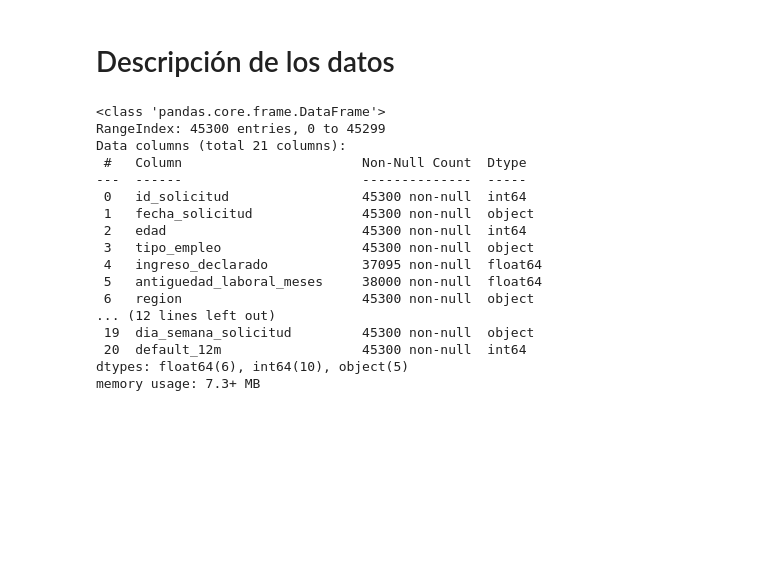
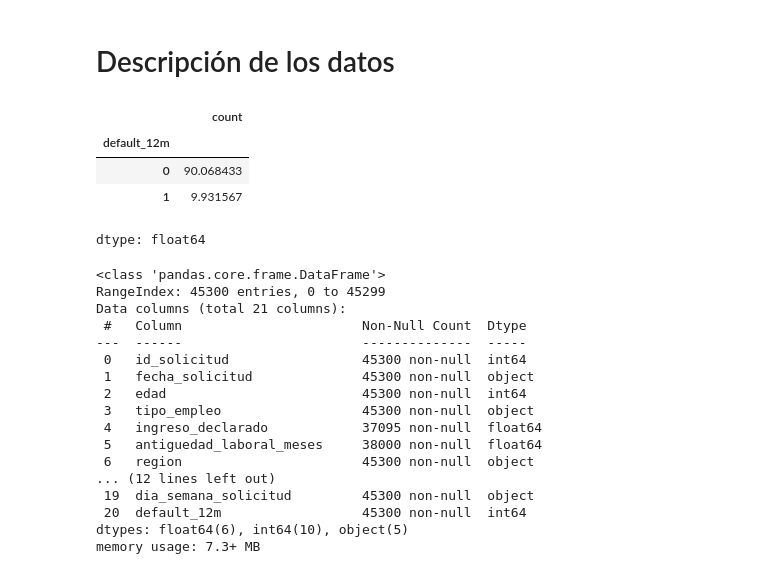
Before and after one commit to cristiancs1/DataScientistTest, a Jupyter notebook: BICE_DS_test.ipynb, the cells around one changed output. Drawn from its saved outputs; the diff is of its cells as text; code cells hidden in the pictures; blank space fills up the shorter version.

```diff
--- a/BICE_DS_test.ipynb
+++ b/BICE_DS_test.ipynb
@@ -75,6 +75,14 @@ df_test.head()
 | 4 | 500004 | 2025-02-14 | 37 | dependiente | 1145000.0 | 30.0 | Valparaiso | ... |
 # %% [markdown]
 # Descripción de los datos
+# %%
+100*df_train.default_12m.value_counts()/df_train.shape[0]
+# %% [output]
+|  | count |
+| default_12m |  |
+| 0 | 90.068433 |
+| 1 | 9.931567 |
+dtype: float64
 # %%
 df_train.info()
 # %% [output]
```
